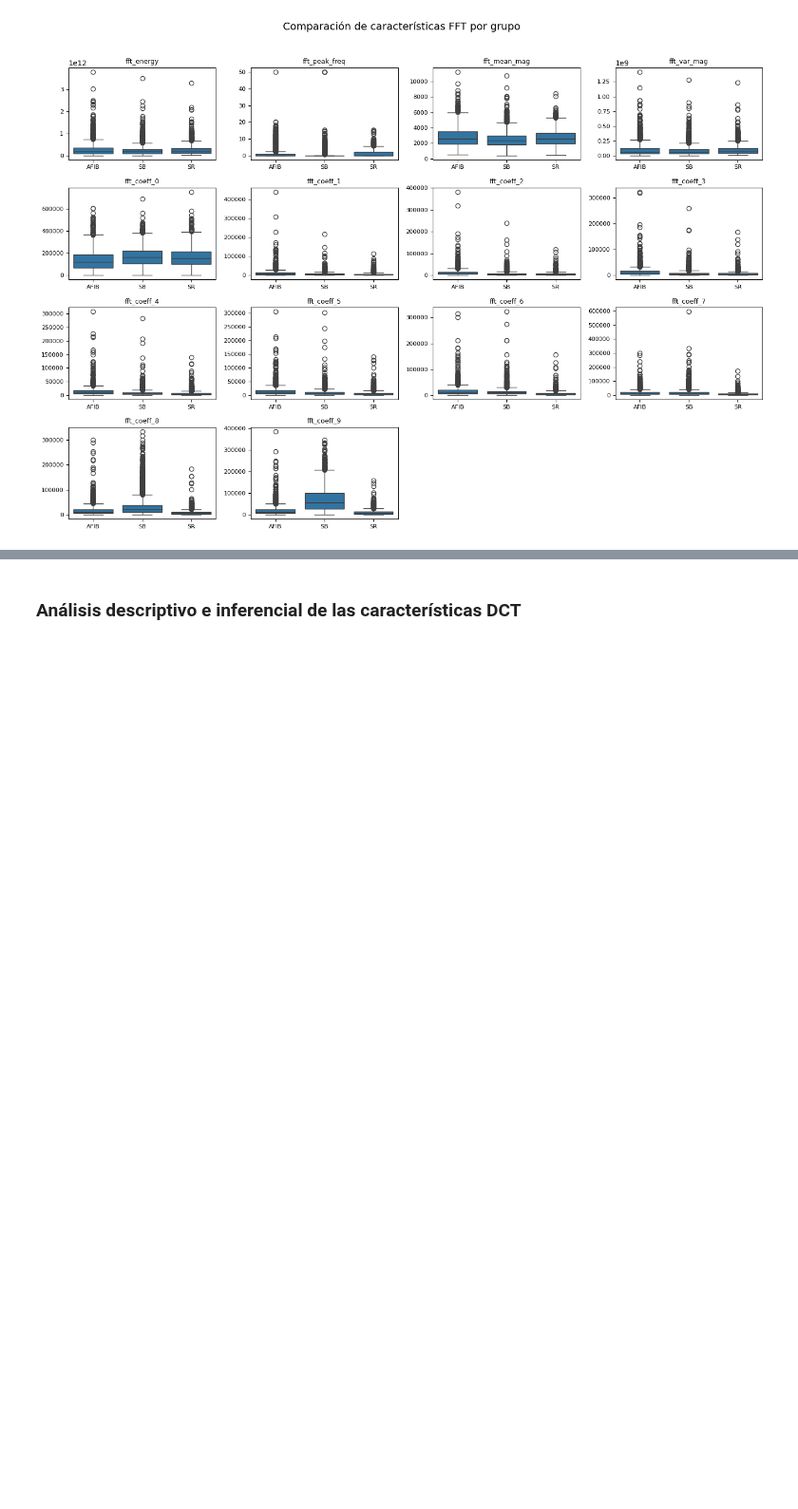
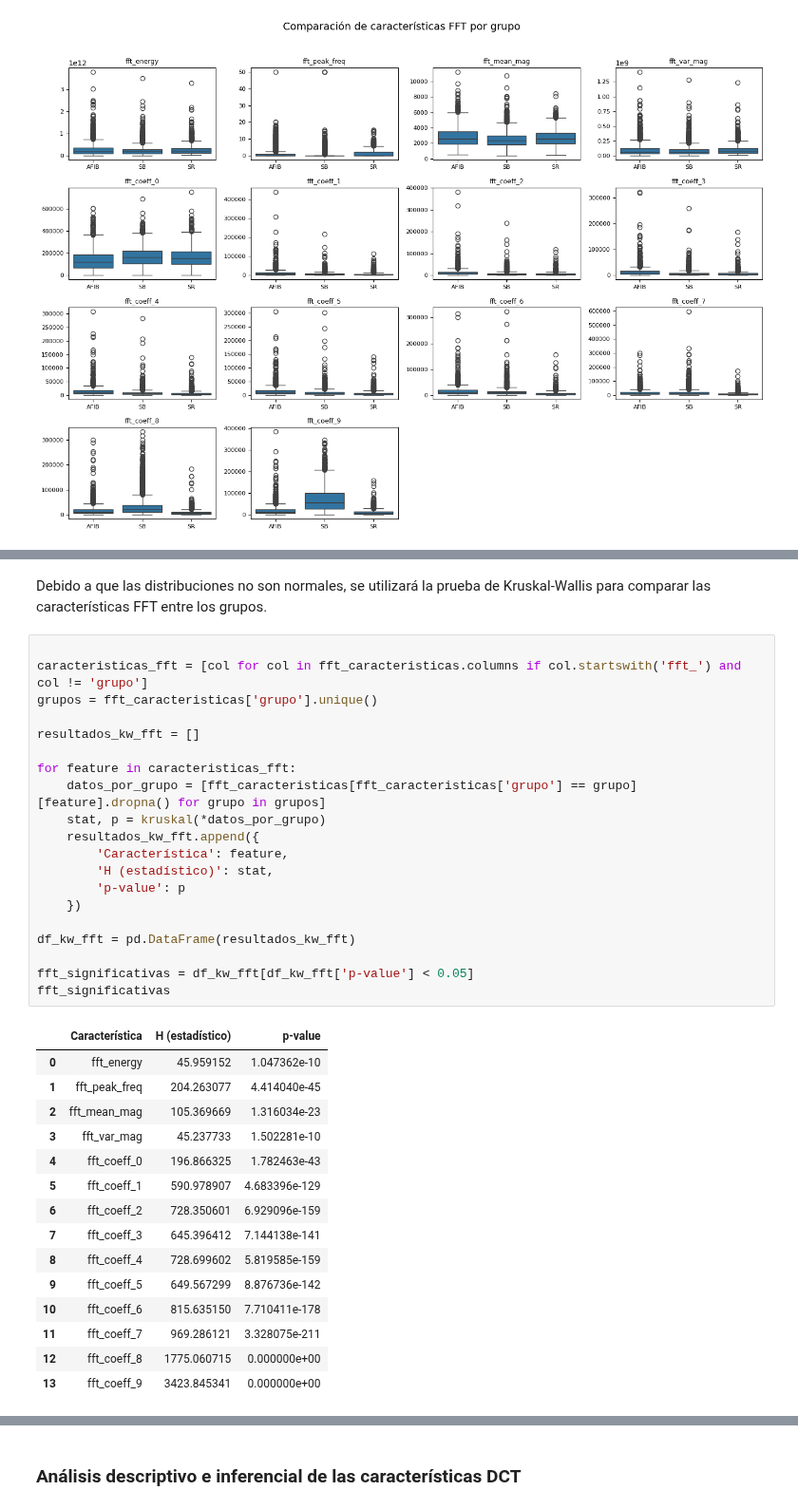
Before and after one commit to LisethTiria/Biosenales-2025-1, a Jupyter notebook: proyecto2_ecg_/proyecto2_script.ipynb, the cells around one changed output, grey strips where cells are left out. Shown at 95% size. Drawn from its saved outputs; the diff is of its cells as text; blank space fills up the shorter version.

Commit message:
Pruebas y estadística descriptiva FFT

```diff
--- a/proyecto2_ecg_/proyecto2_script.ipynb
+++ b/proyecto2_ecg_/proyecto2_script.ipynb
@@ -586,0 +671,38 @@ plt.show()
+# %% [markdown]
+Debido a que las distribuciones no son normales, se utilizará la prueba de Kruskal-Wallis para comparar las características FFT entre los grupos.
+# %%
+
+caracteristicas_fft = [col for col in fft_caracteristicas.columns if col.startswith('fft_') and col != 'grupo']
+grupos = fft_caracteristicas['grupo'].unique()
+
+resultados_kw_fft = []
+
+for feature in caracteristicas_fft:
+    datos_por_grupo = [fft_caracteristicas[fft_caracteristicas['grupo'] == grupo][feature].dropna() for grupo in grupos]
+    stat, p = kruskal(*datos_por_grupo)
+    resultados_kw_fft.append({
+        'Característica': feature,
+        'H (estadístico)': stat,
+        'p-value': p
+    })
+
+df_kw_fft = pd.DataFrame(resultados_kw_fft)
+
+fft_significativas = df_kw_fft[df_kw_fft['p-value'] < 0.05]
+fft_significativas
+# %% [output]
+|  | Característica | H (estadístico) | p-value |
+| 0 | fft_energy | 45.959152 | 1.047362e-10 |
+| 1 | fft_peak_freq | 204.263077 | 4.414040e-45 |
+| 2 | fft_mean_mag | 105.369669 | 1.316034e-23 |
+| 3 | fft_var_mag | 45.237733 | 1.502281e-10 |
+| 4 | fft_coeff_0 | 196.866325 | 1.782463e-43 |
+| 5 | fft_coeff_1 | 590.978907 | 4.683396e-129 |
+| 6 | fft_coeff_2 | 728.350601 | 6.929096e-159 |
+| 7 | fft_coeff_3 | 645.396412 | 7.144138e-141 |
+| 8 | fft_coeff_4 | 728.699602 | 5.819585e-159 |
+| 9 | fft_coeff_5 | 649.567299 | 8.876736e-142 |
+| 10 | fft_coeff_6 | 815.635150 | 7.710411e-178 |
+| 11 | fft_coeff_7 | 969.286121 | 3.328075e-211 |
+| 12 | fft_coeff_8 | 1775.060715 | 0.000000e+00 |
+| 13 | fft_coeff_9 | 3423.845341 | 0.000000e+00 |
```
Also changed, not shown: parts of 8 cells of this notebook.
